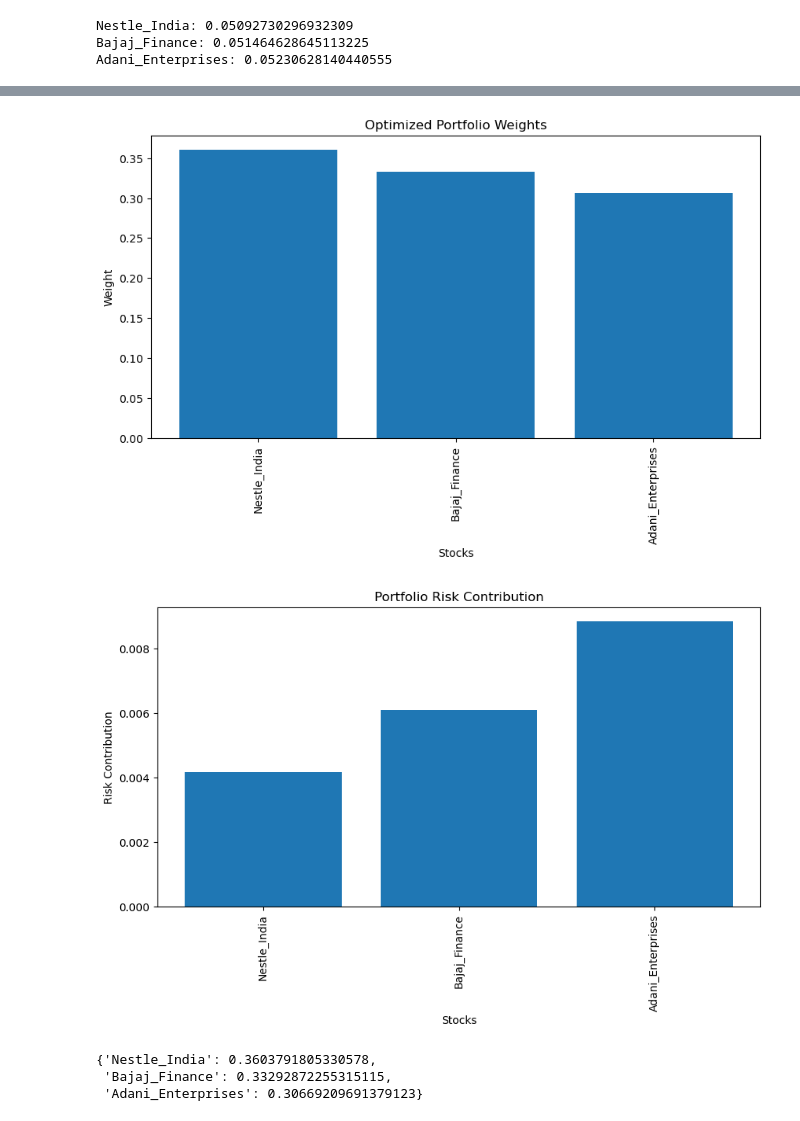
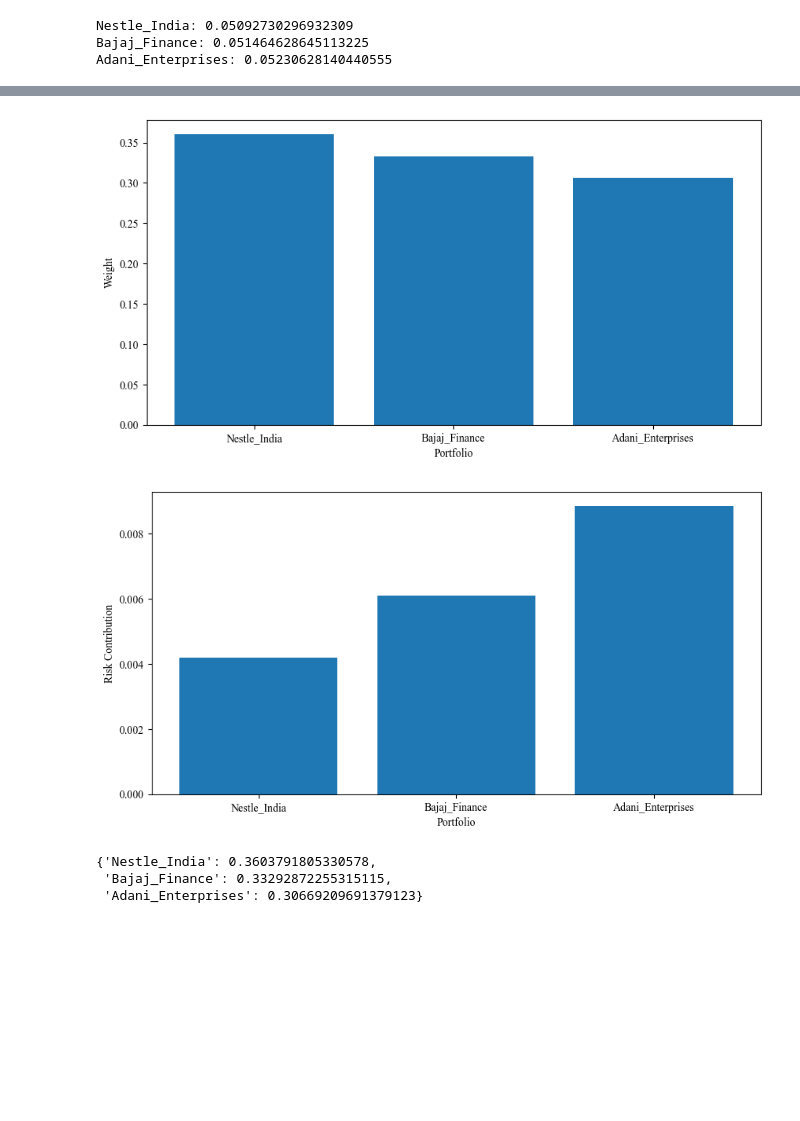
Before and after one commit to Kavya-25/Portfolio_Optimization, a Jupyter notebook: Models/Random Forest Algorithm.ipynb, the cells around one changed output, grey strips where cells are left out. Saved outputs shown, nothing was run; the diff lists cells and outputs as text; code cells hidden in the pictures; blank space fills up the shorter version.

```diff
--- a/Models/Random Forest Algorithm.ipynb
+++ b/Models/Random Forest Algorithm.ipynb
@@ -632,7 +657,11 @@ dtype: int64
 plt.figure(figsize=(14, 7))
 for company in pred_vol_df.columns:
     plt.plot(pred_vol_df.index, pred_vol_df[company], label=company)
-plt.title('Predicted Volatilities (Random Forest)')
+
+# Set the font to Times New Roman
+plt.rcParams['font.family'] = 'serif'
+plt.rcParams['font.serif'] = ['Times New Roman']
+
 plt.xlabel('Time')
 plt.ylabel('Predicted Volatility')
 plt.legend()
@@ -1413,13 +1469,16 @@ array([[0.01482694],
        [0.01656873]])
 # %%
 import matplotlib.pyplot as plt
+
+# Set the font to Times New Roman
+plt.rcParams['font.family'] = 'serif'
+plt.rcParams['font.serif'] = ['Times New Roman']
 
 # Plot silhouette scores
 plt.figure(figsize=(10, 6))
 plt.plot(range(min_k, max_k + 1), silhouette_scores, marker='o', linestyle='-')
 plt.xlabel('Number of Clusters (k)')
 plt.ylabel('Silhouette Score')
-plt.title('Silhouette Score vs Number of Clusters')
 plt.grid(True)
 plt.show()
 # %% [output]
@@ -1467,18 +1526,27 @@ import matplotlib.pyplot as plt
 clustered_companies = {cluster: [] for cluster in range(num_clusters)}
 for i, (company, volatility) in enumerate(mean_vol_dict.items()):
     cluster_label = cluster_labels[i]
+#     s = symbol[company]
     clustered_companies[cluster_label].append(company)
 
 print("clustered_companies",clustered_companies)
+
 # Plot forecasted volatilities for each cluster
 for cluster, companies in clustered_companies.items():
+
+    # Set the font to Times New Roman
+    plt.rcParams['font.family'] = 'serif'
+    plt.rcParams['font.serif'] = ['Times New Roman']
+
+    s = symbol[company]
+
     plt.figure(figsize=(10, 6))
-    plt.title(f'Cluster {cluster} - Forecasted Volatilities')
     plt.xlabel('Company')
     plt.ylabel('Forecasted Volatility')
     for company in companies:
-        plt.bar(company, mean_vol_dict[company])
-    plt.xticks(rotation=90, ha='right')
+        s = symbol[company]
+        plt.bar(s, mean_vol_dict[company])
+    plt.xticks(rotation=45, ha='right')
     plt.tight_layout()
     plt.show()
 # %% [output]
@@ -1901,26 +1877,29 @@ Total Portfolio Risk: 1.91%
 # %%
 import matplotlib.pyplot as plt
 
 # Plotting optimized weights
 plt.figure(figsize=(10, 5))
+
+# Set the font to Times New Roman
+plt.rcParams['font.family'] = 'serif'
+plt.rcParams['font.serif'] = ['Times New Roman']
+
 plt.bar(final_cluster.keys(), optimized_weights)
-plt.title('Optimized Portfolio Weights')
-plt.xlabel('Stocks')
+plt.xlabel('Portfolio')
 plt.ylabel('Weight')
-plt.xticks(rotation=90)
+plt.xticks(rotation=0)
 plt.show()
 
 # Plotting portfolio risk contribution
 plt.figure(figsize=(10, 5))
 plt.bar(portfolio_risk_contribution.keys(), portfolio_risk_contribution.values())
-plt.title('Portfolio Risk Contribution')
-plt.xlabel('Stocks')
+plt.xlabel('Portfolio')
 plt.ylabel('Risk Contribution')
-plt.xticks(rotation=90)
+plt.xticks(rotation=0)
 plt.show()
 # %% [output]
-[figure, old version]
+[figure, new version]
-[figure, old version]
+[figure, new version]
 # %%
 final_optimized_weight
 # %% [output]
```
Also changed, not shown: parts of 21 cells of this notebook.
